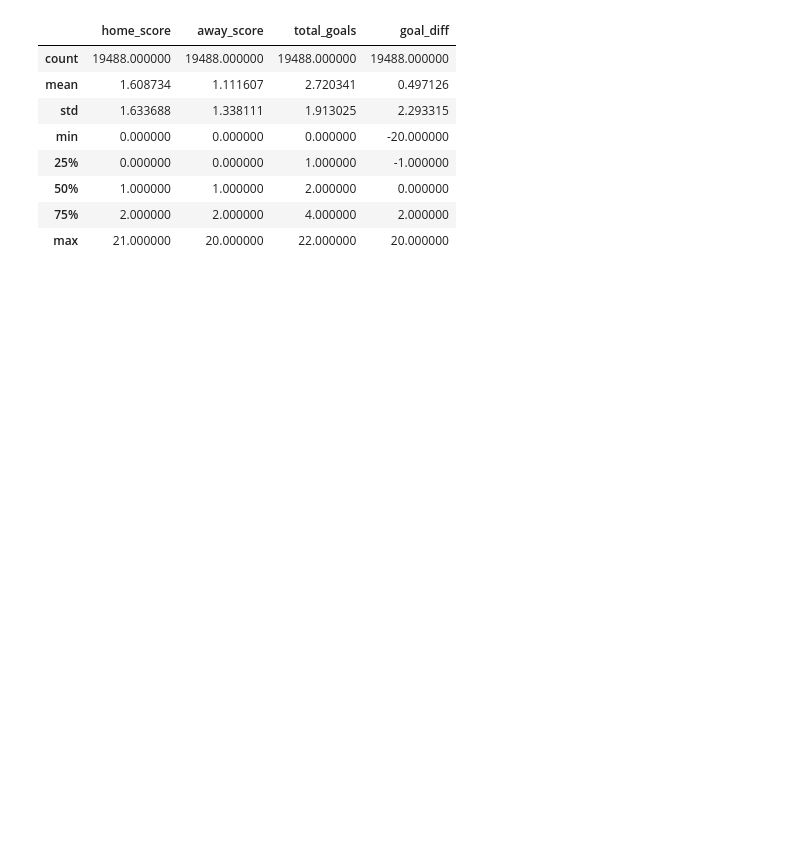
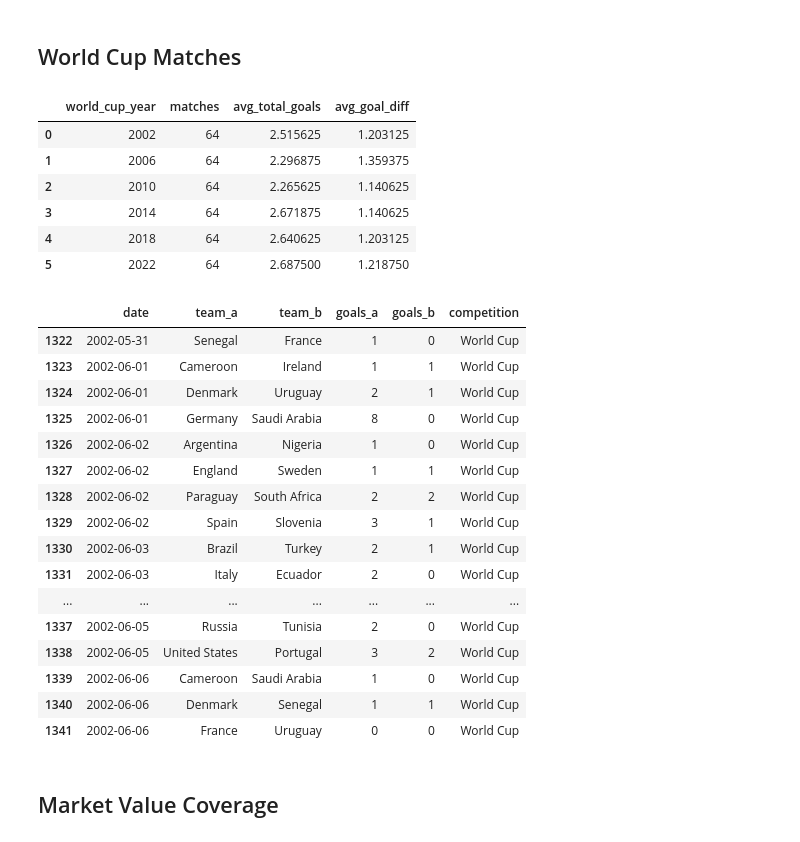
Before and after one commit to roeeseri/World_cup_predictor, a Jupyter notebook: notebooks/01_data_exploration.ipynb, the cells around one changed output. Drawn from its saved outputs; the diff is of its cells as text; code cells hidden in the pictures; blank space fills up the shorter version.

```diff
--- a/notebooks/01_data_exploration.ipynb
+++ b/notebooks/01_data_exploration.ipynb
@@ -68,11 +87,15 @@ dtype: int64
 # %%
-# =========================
-# DATE RANGE
-# =========================
+df["year"] = df["date"].dt.year
 
-print("First match:", df["date"].min())
-print("Last match:", df["date"].max())
+matches_by_year = df.groupby("year").size().reset_index(name="matches")
 
-print("Number of teams:", df["home_team"].nunique())
-print("Number of tournaments:", df["tournament"].nunique())
+display(matches_by_year)
+
+plt.figure(figsize=(12, 5))
+plt.plot(matches_by_year["year"], matches_by_year["matches"], marker="o")
+plt.title("Number of Matches by Year")
+plt.xlabel("Year")
+plt.ylabel("Matches")
+plt.grid(True, alpha=0.3)
+plt.show()
 # %% [output]
@@ -189,17 +260,53 @@ Name: count, dtype: int64
+# %% [markdown]
+##  World Cup Matches
 # %%
-# =========================
-# GOALS ANALYSIS
-# =========================
+world_cup_df = df[
+    df["competition"].astype(str).str.lower().eq("world cup")
+].copy()
 
-modern_df[["home_score", "away_score", "total_goals", "goal_diff"]].describe()
+world_cup_df["world_cup_year"] = world_cup_df["date"].dt.year
+
+wc_summary = (
+    world_cup_df
+    .groupby("world_cup_year")
+    .agg(
+        matches=("date", "count"),
+        avg_total_goals=("total_goals", "mean"),
+        avg_goal_diff=("goal_diff", "mean")
+    )
+    .reset_index()
+)
+
+display(wc_summary)
+
+display(world_cup_df[[
+    "date", "team_a", "team_b", "goals_a", "goals_b", "competition"
+]].head(20))
 # %% [output]
-|  | home_score | away_score | total_goals | goal_diff |
-| count | 19488.000000 | 19488.000000 | 19488.000000 | 19488.000000 |
-| mean | 1.608734 | 1.111607 | 2.720341 | 0.497126 |
-| std | 1.633688 | 1.338111 | 1.913025 | 2.293315 |
-| min | 0.000000 | 0.000000 | 0.000000 | -20.000000 |
-| 25% | 0.000000 | 0.000000 | 1.000000 | -1.000000 |
-| 50% | 1.000000 | 1.000000 | 2.000000 | 0.000000 |
-| 75% | 2.000000 | 2.000000 | 4.000000 | 2.000000 |
-| max | 21.000000 | 20.000000 | 22.000000 | 20.000000 |
+|  | world_cup_year | matches | avg_total_goals | avg_goal_diff |
+| 0 | 2002 | 64 | 2.515625 | 1.203125 |
+| 1 | 2006 | 64 | 2.296875 | 1.359375 |
+| 2 | 2010 | 64 | 2.265625 | 1.140625 |
+| 3 | 2014 | 64 | 2.671875 | 1.140625 |
+| 4 | 2018 | 64 | 2.640625 | 1.203125 |
+| 5 | 2022 | 64 | 2.687500 | 1.218750 |
+|  | date | team_a | team_b | goals_a | goals_b | competition |
+| 1322 | 2002-05-31 | Senegal | France | 1 | 0 | World Cup |
+| 1323 | 2002-06-01 | Cameroon | Ireland | 1 | 1 | World Cup |
+| 1324 | 2002-06-01 | Denmark | Uruguay | 2 | 1 | World Cup |
+| 1325 | 2002-06-01 | Germany | Saudi Arabia | 8 | 0 | World Cup |
+| 1326 | 2002-06-02 | Argentina | Nigeria | 1 | 0 | World Cup |
+| 1327 | 2002-06-02 | England | Sweden | 1 | 1 | World Cup |
+| 1328 | 2002-06-02 | Paraguay | South Africa | 2 | 2 | World Cup |
+| 1329 | 2002-06-02 | Spain | Slovenia | 3 | 1 | World Cup |
+| 1330 | 2002-06-03 | Brazil | Turkey | 2 | 1 | World Cup |
+| 1331 | 2002-06-03 | Italy | Ecuador | 2 | 0 | World Cup |
+| ... | ... | ... | ... | ... | ... | ... |
+| 1337 | 2002-06-05 | Russia | Tunisia | 2 | 0 | World Cup |
+| 1338 | 2002-06-05 | United States | Portugal | 3 | 2 | World Cup |
+| 1339 | 2002-06-06 | Cameroon | Saudi Arabia | 1 | 0 | World Cup |
+| 1340 | 2002-06-06 | Denmark | Senegal | 1 | 1 | World Cup |
+| 1341 | 2002-06-06 | France | Uruguay | 0 | 0 | World Cup |
+# %% [markdown]
+##  Market Value Coverage
 # %%
```
Also changed, not shown: parts of 24 cells of this notebook, 6 other files.
